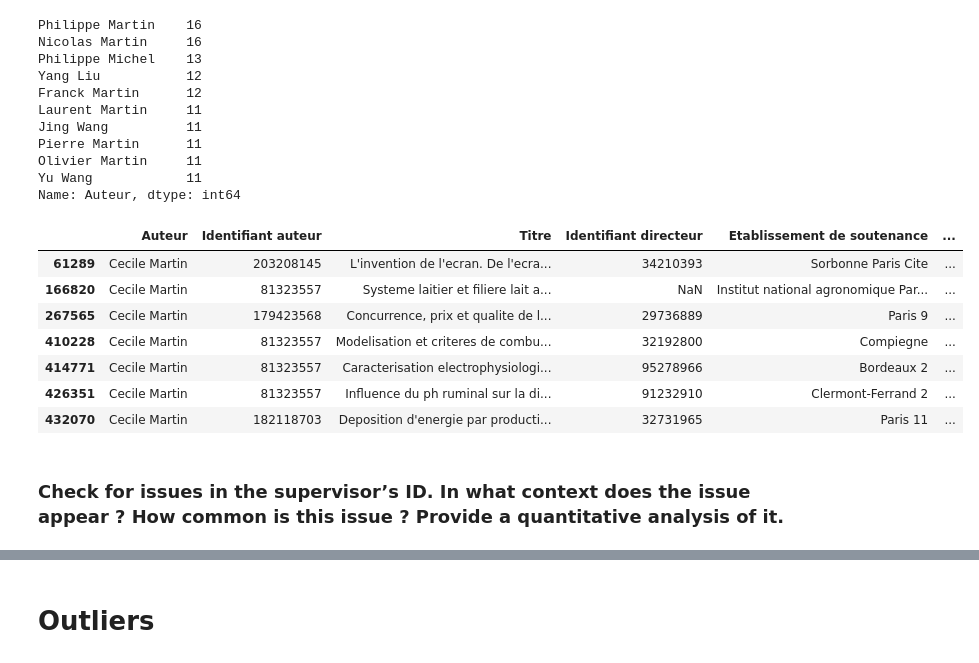
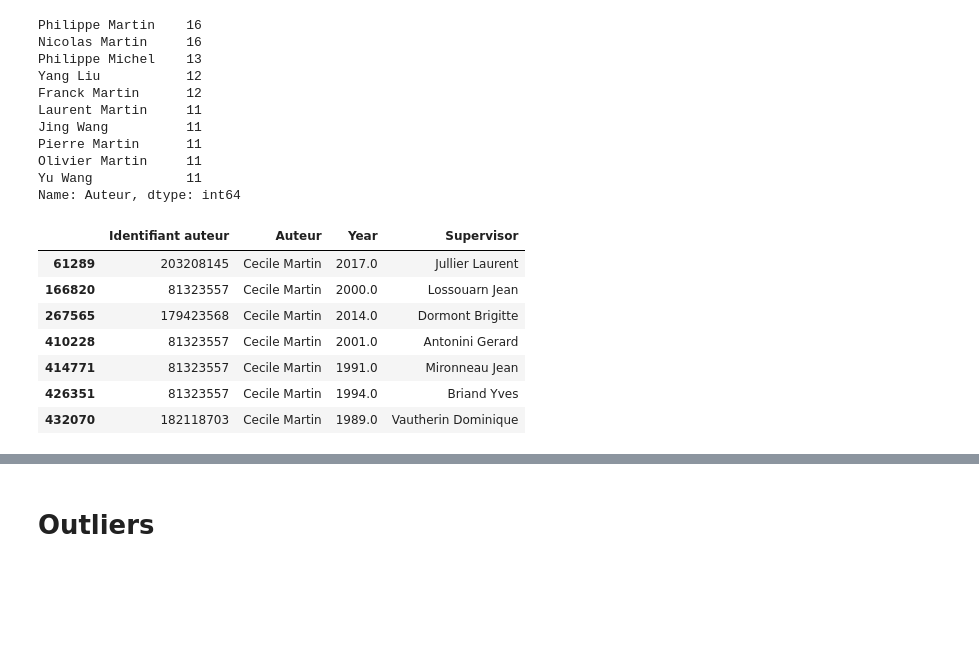
Before and after one commit to buu-nguyen/PIB3-DataWrangling, a Jupyter notebook: dealing_with_missing_data.ipynb, the cells around one changed output, grey strips where cells are left out. Cells and saved outputs as stored; diff of their text form; code cells hidden in the pictures; blank space fills up the shorter version.

```diff
--- a/dealing_with_missing_data.ipynb
+++ b/dealing_with_missing_data.ipynb
@@ -132,15 +134,13 @@ Olivier Martin     11
 Yu Wang            11
 Name: Auteur, dtype: int64
 # %%
-df[df['Auteur'] == 'Cecile Martin']
+df[df['Auteur']== 'Cecile Martin'][['Identifiant auteur', 'Auteur', 'Year', 'Supervisor']]
 # %% [output]
-|  | Auteur | Identifiant auteur | Titre | Identifiant directeur | Etablissement de soutenance | ... |
-| 61289 | Cecile Martin | 203208145 | L'invention de l'ecran. De l'ecra... | 34210393 | Sorbonne Paris Cite | ... |
-| 166820 | Cecile Martin | 81323557 | Systeme laitier et filiere lait a... | NaN | Institut national agronomique Par... | ... |
-| 267565 | Cecile Martin | 179423568 | Concurrence, prix et qualite de l... | 29736889 | Paris 9 | ... |
-| 410228 | Cecile Martin | 81323557 | Modelisation et criteres de combu... | 32192800 | Compiegne | ... |
-| 414771 | Cecile Martin | 81323557 | Caracterisation electrophysiologi... | 95278966 | Bordeaux 2 | ... |
-| 426351 | Cecile Martin | 81323557 | Influence du ph ruminal sur la di... | 91232910 | Clermont-Ferrand 2 | ... |
-| 432070 | Cecile Martin | 182118703 | Deposition d'energie par producti... | 32731965 | Paris 11 | ... |
+|  | Identifiant auteur | Auteur | Year | Supervisor |
+| 61289 | 203208145 | Cecile Martin | 2017.0 | Jullier Laurent |
+| 166820 | 81323557 | Cecile Martin | 2000.0 | Lossouarn Jean |
+| 267565 | 179423568 | Cecile Martin | 2014.0 | Dormont Brigitte |
+| 410228 | 81323557 | Cecile Martin | 2001.0 | Antonini Gerard |
+| 414771 | 81323557 | Cecile Martin | 1991.0 | Mironneau Jean |
+| 426351 | 81323557 | Cecile Martin | 1994.0 | Briand Yves |
+| 432070 | 182118703 | Cecile Martin | 1989.0 | Vautherin Dominique |
-# %% [markdown]
-### Check for issues in the supervisor’s ID. In what context does the issue appear ? How common is this issue ? Provide a quantitative analysis of it.
```
Also changed, not shown: parts of 17 cells of this notebook, 5 other files.
